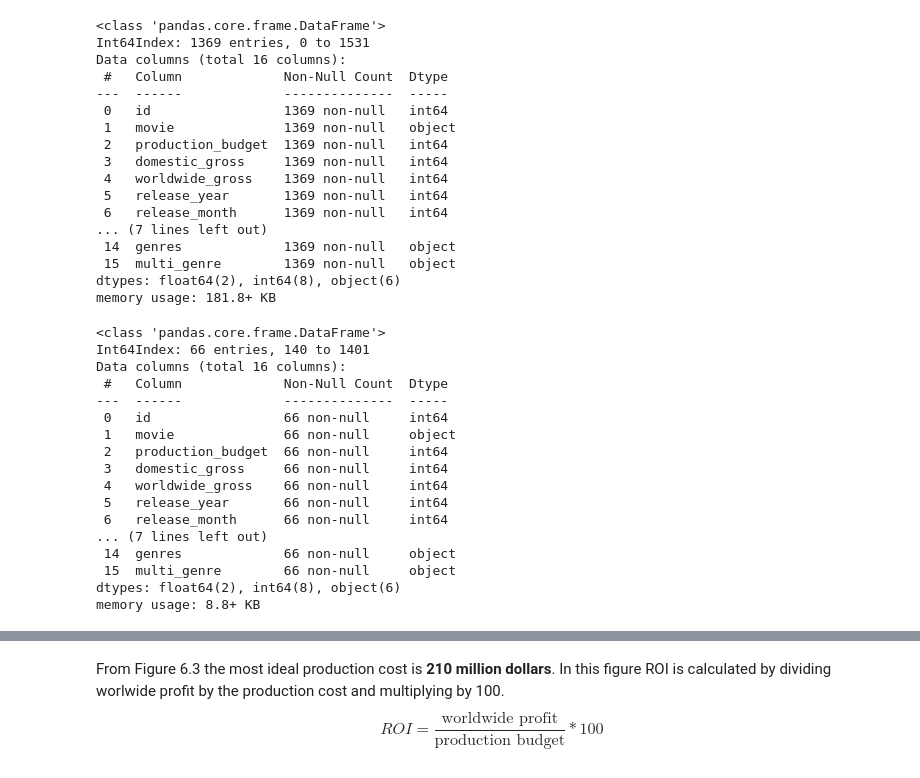
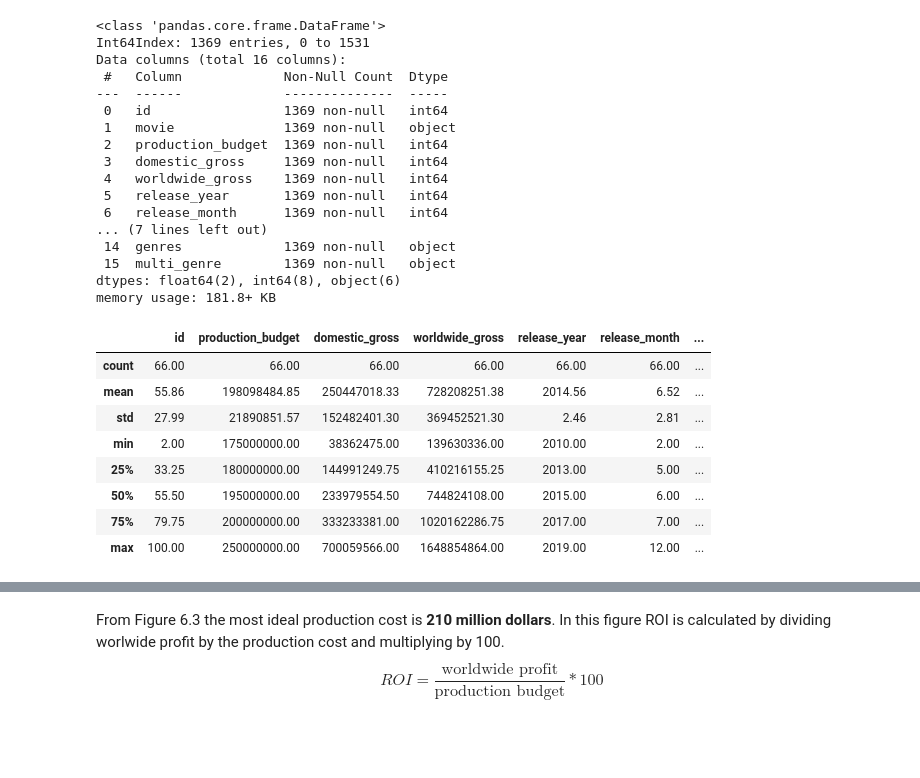
Before and after one commit to dataeducator/dsc-phase-1-project-v2-4, a Jupyter notebook: student.ipynb, the cells around one changed output, grey strips where cells are left out. Cells and saved outputs as stored; diff of their text form; code cells hidden in the pictures; blank space fills up the shorter version.

```diff
--- a/student.ipynb
+++ b/student.ipynb
@@ -751,23 +766,15 @@ dtypes: float64(2), int64(8), object(6)
 memory usage: 181.8+ KB
 # %%
 # Rough filter of prior correlation investigating dataframe upper limit
-new_filtered_movie_ROI_df = new_filtered_movie_ROI_df[new_filtered_movie_ROI_df["production_budget"] <= 250000000]
-new_filtered_movie_ROI_df.info()
+new_filtered_movie_ROI_df = new_filtered_movie_ROI_df[new_filtered_movie_ROI_df["production_budget"] <= 400000000]
+new_filtered_movie_ROI_df.describe()
 # %% [output]
-<class 'pandas.core.frame.DataFrame'>
-Int64Index: 66 entries, 140 to 1401
-Data columns (total 16 columns):
- #   Column             Non-Null Count  Dtype
----  ------             --------------  -----
- 0   id                 66 non-null     int64
- 1   movie              66 non-null     object
- 2   production_budget  66 non-null     int64
- 3   domestic_gross     66 non-null     int64
- 4   worldwide_gross    66 non-null     int64
- 5   release_year       66 non-null     int64
- 6   release_month      66 non-null     int64
-... (7 lines left out)
- 14  genres             66 non-null     object
- 15  multi_genre        66 non-null     object
-dtypes: float64(2), int64(8), object(6)
-memory usage: 8.8+ KB
+|  | id | production_budget | domestic_gross | worldwide_gross | release_year | release_month | ... |
+| count | 66.00 | 66.00 | 66.00 | 66.00 | 66.00 | 66.00 | ... |
+| mean | 55.86 | 198098484.85 | 250447018.33 | 728208251.38 | 2014.56 | 6.52 | ... |
+| std | 27.99 | 21890851.57 | 152482401.30 | 369452521.30 | 2.46 | 2.81 | ... |
+| min | 2.00 | 175000000.00 | 38362475.00 | 139630336.00 | 2010.00 | 2.00 | ... |
+| 25% | 33.25 | 180000000.00 | 144991249.75 | 410216155.25 | 2013.00 | 5.00 | ... |
+| 50% | 55.50 | 195000000.00 | 233979554.50 | 744824108.00 | 2015.00 | 6.00 | ... |
+| 75% | 79.75 | 200000000.00 | 333233381.00 | 1020162286.75 | 2017.00 | 7.00 | ... |
+| max | 100.00 | 250000000.00 | 700059566.00 | 1648854864.00 | 2019.00 | 12.00 | ... |
```
Also changed, not shown: parts of 11 cells of this notebook.
